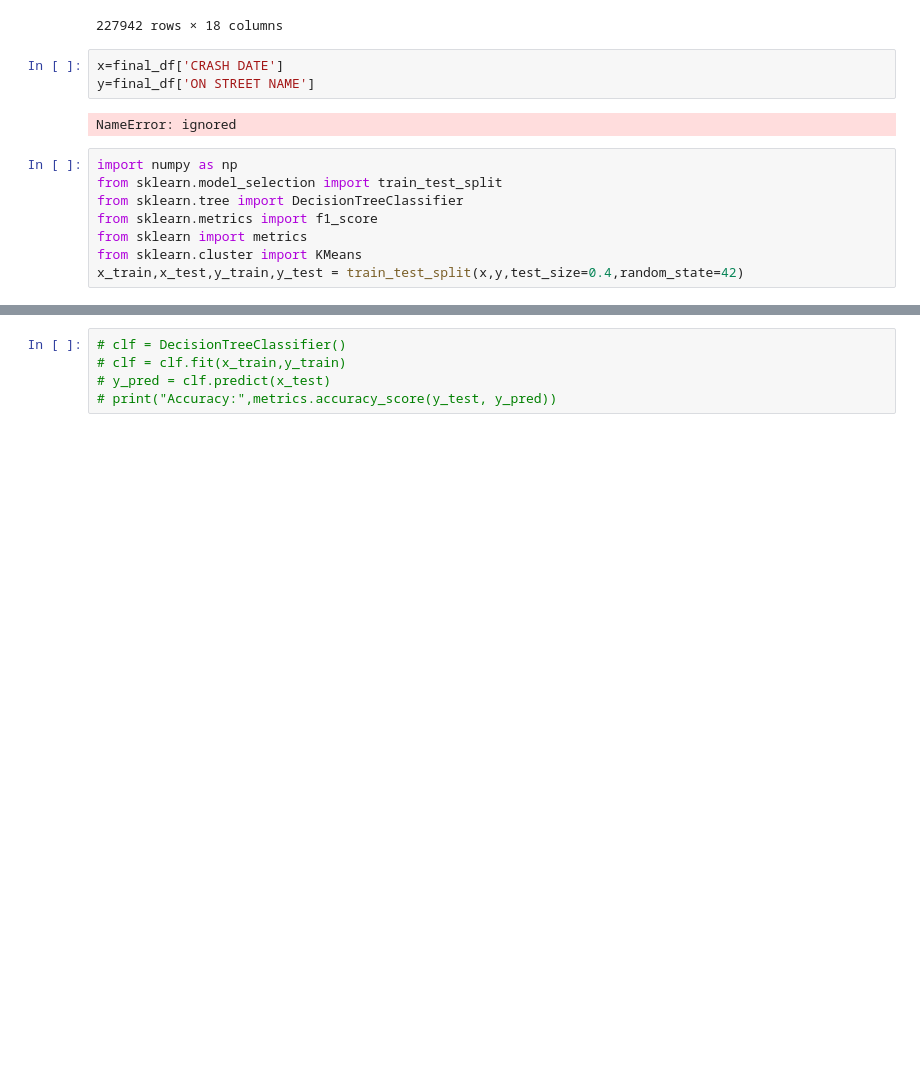
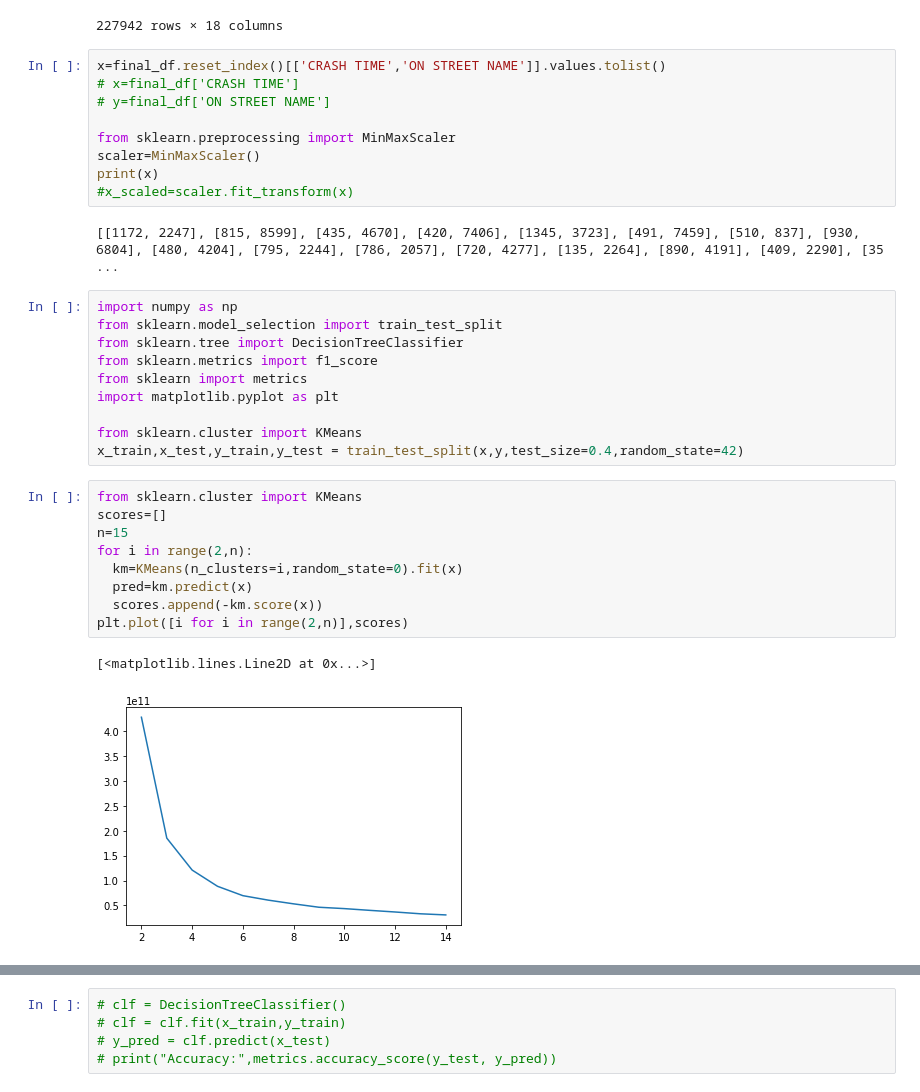
Before and after one commit to sudheendrakatikar/cmpe255-project, a Jupyter notebook: maincode.ipynb, the cells around one changed output, grey strips where cells are left out. Cells and saved outputs as stored; diff of their text form; blank space fills up the shorter version.

```diff
--- a/maincode.ipynb
+++ b/maincode.ipynb
@@ -353,16 +357,36 @@ See the caveats in the documentation: https://pandas.pydata.org/pandas-docs/stab
 | 227940 | 666 | 900 | 3 | 111 | 40 | -73 | 51688 | 906 | ... |
 | 227941 | 635 | 1290 | 2 | 27 | 40 | -73 | 60625 | 3186 | ... |
 227942 rows × 18 columns
-# %%
-x=final_df['CRASH DATE']
-y=final_df['ON STREET NAME']
-# %% [output]
-NameError: ignored
+# %%
+x=final_df.reset_index()[['CRASH TIME','ON STREET NAME']].values.tolist()
+# x=final_df['CRASH TIME']
+# y=final_df['ON STREET NAME']
+
+from sklearn.preprocessing import MinMaxScaler
+scaler=MinMaxScaler()
+print(x)
+#x_scaled=scaler.fit_transform(x)
+# %% [output]
+[[1172, 2247], [815, 8599], [435, 4670], [420, 7406], [1345, 3723], [491, 7459], [510, 837], [930, 6804], [480, 4204], [795, 2244], [786, 2057], [720, 4277], [135, 2264], [890, 4191], [409, 2290], [35 ...
 # %%
 import numpy as np
 from sklearn.model_selection import train_test_split
 from sklearn.tree import DecisionTreeClassifier
 from sklearn.metrics import f1_score
 from sklearn import metrics
+import matplotlib.pyplot as plt
+
 from sklearn.cluster import KMeans
 x_train,x_test,y_train,y_test = train_test_split(x,y,test_size=0.4,random_state=42)
+# %%
+from sklearn.cluster import KMeans
+scores=[]
+n=15
+for i in range(2,n):
+  km=KMeans(n_clusters=i,random_state=0).fit(x)
+  pred=km.predict(x)
+  scores.append(-km.score(x))
+plt.plot([i for i in range(2,n)],scores)
+# %% [output]
+[<matplotlib.lines.Line2D at 0x...>]
+[figure, added]
```
Also changed, not shown: parts of 5 cells of this notebook.
